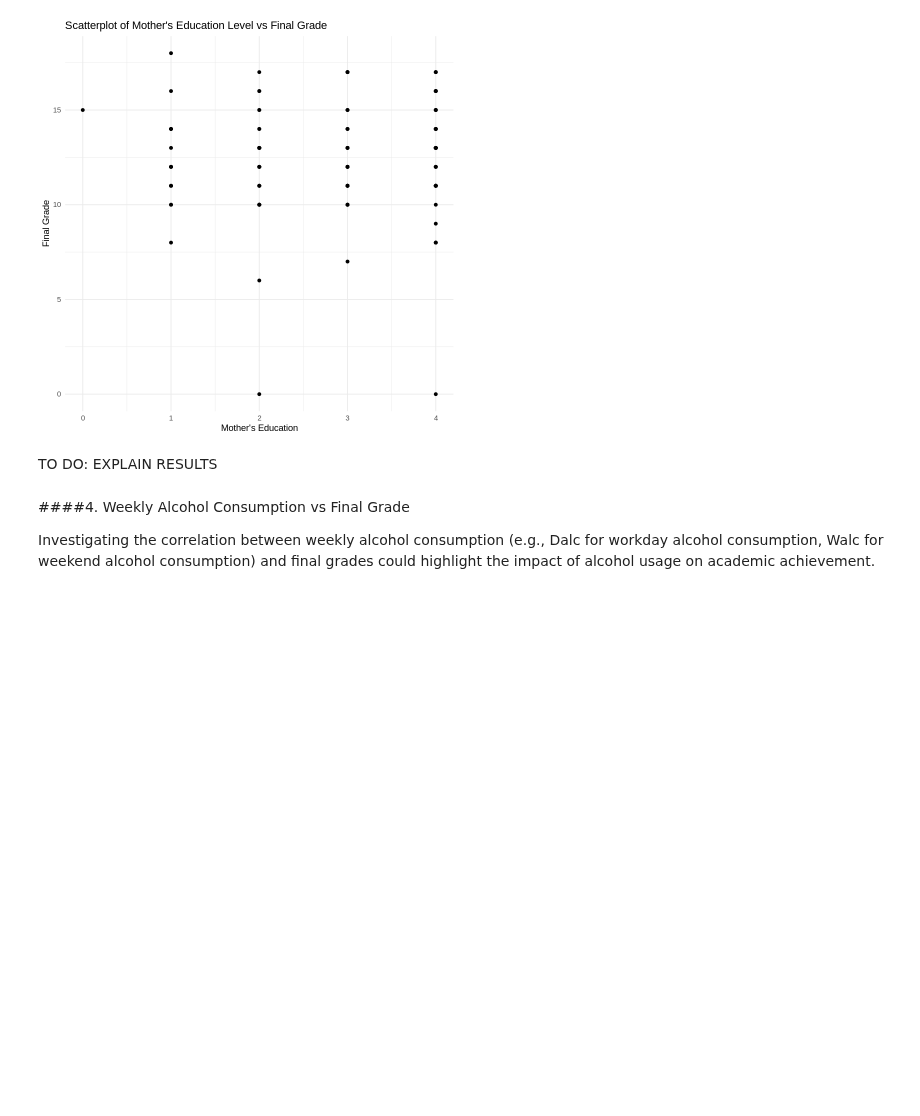
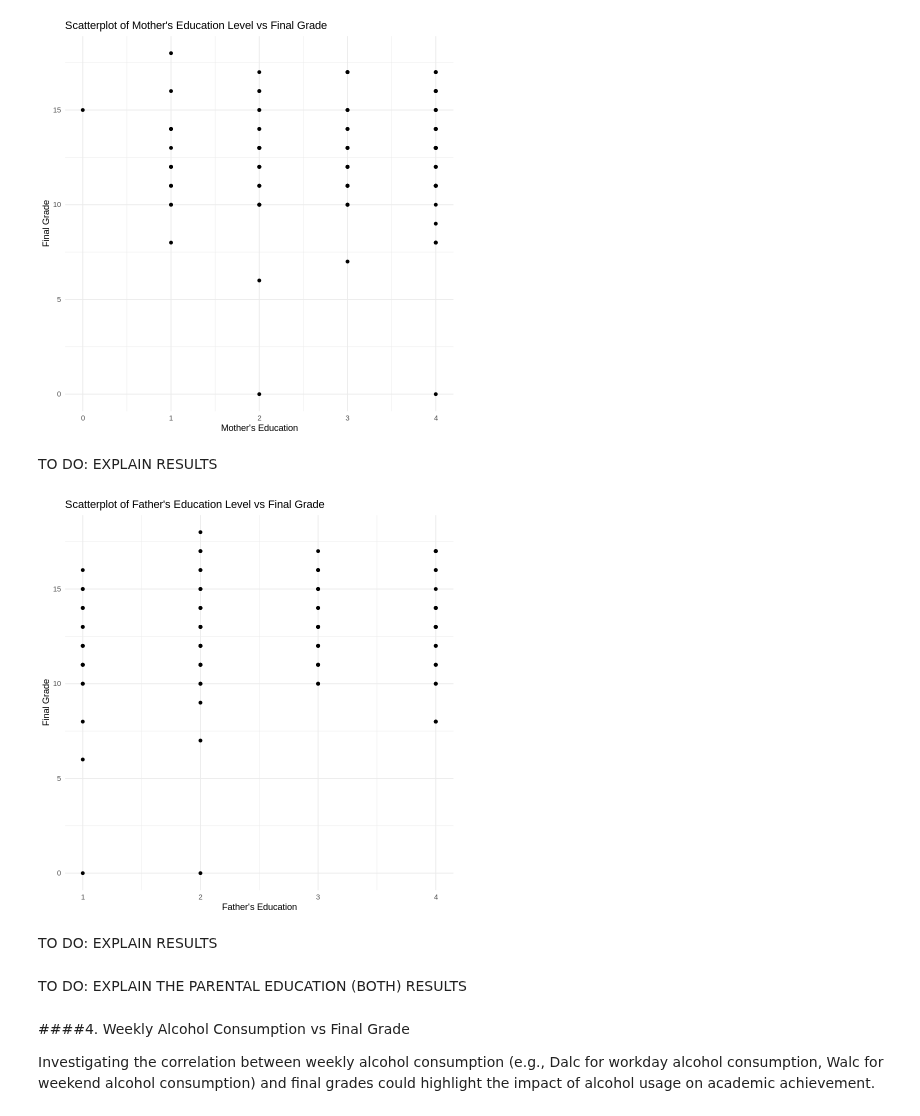
Before and after one commit to carlos-alves-one/Student-Performance-R, a Jupyter notebook: Regression_CW1.ipynb, the cells around one changed output. Drawn from its saved outputs; the diff is of its cells as text; code cells hidden in the pictures; blank space fills up the shorter version.

```diff
--- a/Regression_CW1.ipynb
+++ b/Regression_CW1.ipynb
@@ -396,6 +396,21 @@ ggplot(train_set, aes(x = Medu, y = G3.y)) +  # Replace X and Y with variable na
 [figure]
 # %% [markdown]
 TO DO: EXPLAIN RESULTS
+# %%
+# Load necessary library for plotting
+library(ggplot2)
+
+# Scatterplot between Father's Education vs Final Grade
+ggplot(train_set, aes(x = Fedu, y = G3.y)) +
+  geom_point() +
+  theme_minimal() +
+  labs(title = "Scatterplot of Father's Education Level vs Final Grade", x = "Father's Education", y = "Final Grade")
+# %% [output]
+[figure, added]
+# %% [markdown]
+TO DO: EXPLAIN RESULTS
+# %% [markdown]
+TO DO: EXPLAIN THE PARENTAL EDUCATION (BOTH) RESULTS
 # %% [markdown]
 ####4. Weekly Alcohol Consumption vs Final Grade
 
```
Also changed, not shown: parts of 4 cells of this notebook.
